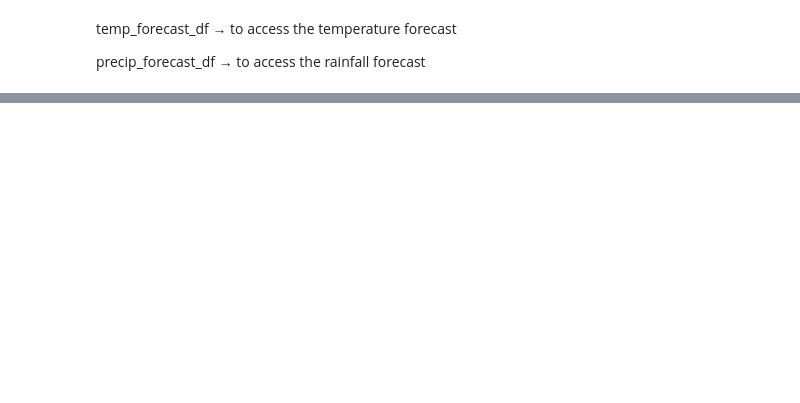
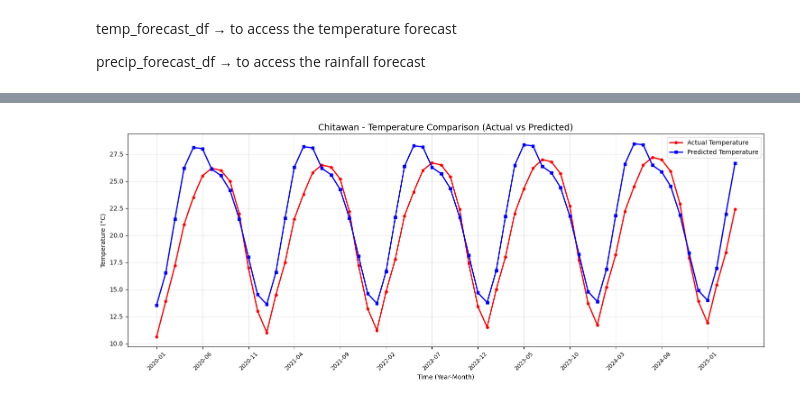
Before and after one commit to Pratistha88/Tempora, a Jupyter notebook: ClimateAnalysis.ipynb, the cells around one changed output, grey strips where cells are left out. Saved outputs shown, nothing was run; the diff lists cells and outputs as text; code cells hidden in the pictures; blank space fills up the shorter version.

Commit message:
Error Analysis + Trend Comparison

```diff
--- a/ClimateAnalysis.ipynb
+++ b/ClimateAnalysis.ipynb
@@ -292,0 +322,22 @@ precip_forecast_df → to access the rainfall forecast
+# %%
+temp_comparison = pd.merge(
+    temp_forecast_df[['TimeIndex', 'Date', 'Temp_2m']].rename(columns={'Temp_2m': 'Predicted_Temp'}),
+    actual_data[['TimeIndex', 'Year', 'Month', 'Temp_2m']].rename(columns={'Temp_2m': 'Actual_Temp'}),
+    on='TimeIndex',
+    how='inner'
+)
+
+# Merge precipitation forecast with actual data
+precip_comparison = pd.merge(
+    precip_forecast_df[['TimeIndex', 'Date', 'Precip']].rename(columns={'Precip': 'Predicted_Precip'}),
+    actual_data[['TimeIndex', 'Year', 'Month', 'Precip']].rename(columns={'Precip': 'Actual_Precip'}),
+    on='TimeIndex',
+    how='inner'
+)
+
+print(f"Temperature comparison data points: {len(temp_comparison)}")
+print(f"Precipitation comparison data points: {len(precip_comparison)}")
+print("\nTemperature comparison sample:")
+print(temp_comparison.head())
+print("\nPrecipitation comparison sample:")
+print(precip_comparison.head())
@@ -292,0 +363,24 @@ precip_forecast_df → to access the rainfall forecast
+# %%
+plt.figure(figsize=(15, 6))
+
+plt.plot(temp_comparison['Date'], temp_comparison['Actual_Temp'],
+         color='red', label='Actual Temperature', marker='o', linewidth=2, markersize=4)
+plt.plot(temp_comparison['Date'], temp_comparison['Predicted_Temp'],
+         color='blue', label='Predicted Temperature', marker='s', linewidth=2, markersize=4)
+
+plt.title(f'{district} - Temperature Comparison (Actual vs Predicted)', fontsize=14)
+plt.xlabel('Time (Year-Month)')
+plt.ylabel('Temperature (°C)')
+plt.legend()
+plt.grid(True, alpha=0.3)
+
+# Set x-axis ticks
+tick_interval = max(1, len(temp_comparison) // 12)  # Show roughly 12 ticks
+plt.xticks(range(0, len(temp_comparison), tick_interval),
+           [temp_comparison['Date'].iloc[i] for i in range(0, len(temp_comparison), tick_interval)],
+           rotation=45, fontsize=9)
+
+plt.tight_layout()
+plt.show()
+# %% [output]
+[figure, added]
```
Also changed, not shown: parts of 13 cells of this notebook, 13 other files.
